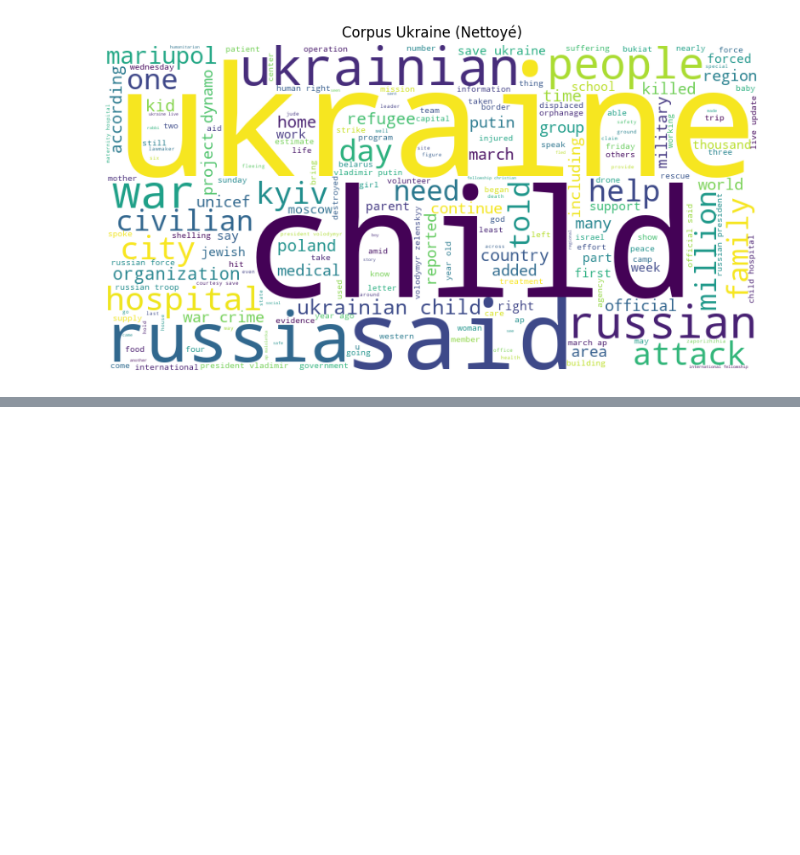
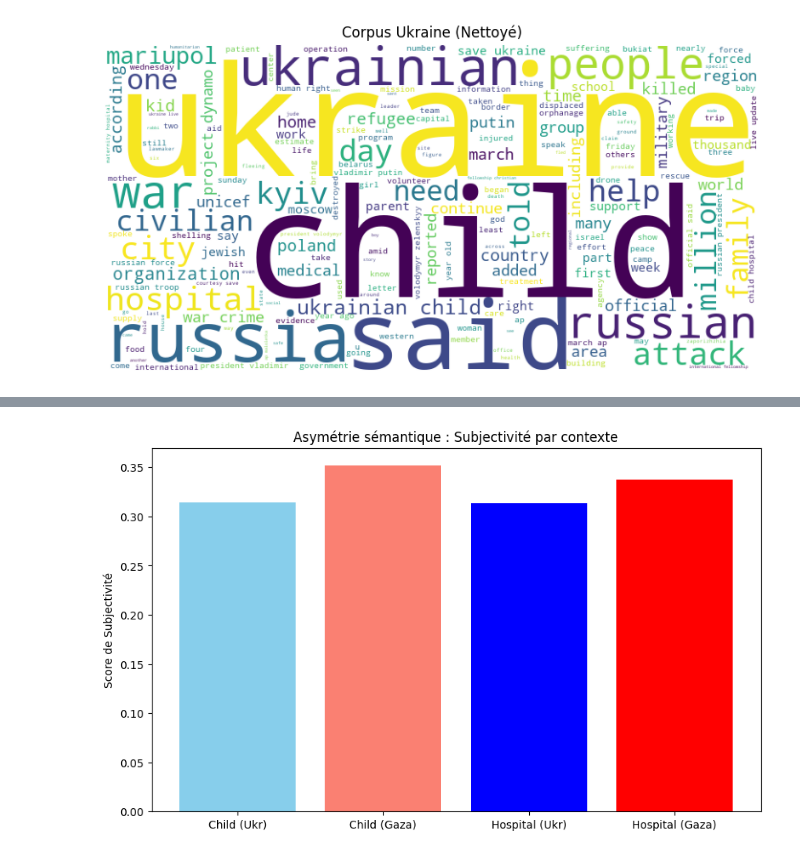
Before and after one commit to khaou1a/D-tectionDoublesStandard_Gaza, a Jupyter notebook: article_Gaza.ipynb, the cells around one changed output, grey strips where cells are left out. Cells and saved outputs as stored; diff of their text form; code cells hidden in the pictures; blank space fills up the shorter version.

```diff
--- a/article_Gaza.ipynb
+++ b/article_Gaza.ipynb
@@ -744,0 +809,93 @@ ModuleNotFoundError: No module named 'spacy'
+# %%
+import json
+import spacy
+import numpy as np
+import pandas as pd
+import matplotlib.pyplot as plt
+from textblob import TextBlob
+from collections import Counter
+from sklearn.metrics.pairwise import cosine_similarity
+
+# 1. Chargement du modèle sémantique (Embeddings)
+nlp = spacy.load("en_core_web_md")
+
+# 2. Chargement des données
+with open("corpus_gaza_cleann.json", "r", encoding="utf-8") as f:
+    data_gaza = json.load(f)
+with open("corpus_ukraine_cleann.json", "r", encoding="utf-8") as f:
+    data_ukraine = json.load(f)
+
+# --- FONCTION D'ANALYSE SÉMANTIQUE (Lab 8) ---
+def analyze_deep_semantics(articles_list, keyword):
+    subjectivity_scores = []
+    neighbor_words = []
+
+    for art in articles_list:
+        text = art.get("content_clean", "").lower()
+        if keyword in text:
+            # Subjectivité (Ton du texte)
+            blob = TextBlob(text)
+            subjectivity_scores.append(blob.sentiment.subjectivity)
+
+            # Fenêtre contextuelle (Neighbors)
+            words = text.split()
+            if keyword in words:
+                idx = words.index(keyword)
+                context = words[max(0, idx-3):min(len(words), idx+4)]
+                neighbor_words.extend([w for w in context if w != keyword and len(w) > 2])
+
+    return np.mean(subjectivity_scores) if subjectivity_scores else 0, Counter(neighbor_words).most_common(5)
+
+# --- FONCTION DE SIMILARITÉ COSINUS (Lab 7) ---
+def get_cosine_sim(text1, text2):
+    v1 = nlp(text1).vector.reshape(1, -1)
+    v2 = nlp(text2).vector.reshape(1, -1)
+    return cosine_similarity(v1, v2)[0][0]
+
+# =====================================================
+# 3. EXÉCUTION DE L'ANALYSE COMPARATIVE
+# =====================================================
+
+# Analyse ciblée sur "Child" (Victimes) et "Hospital" (Infrastructures)
+target_words = ["child", "hospital"]
+results = {}
+
+for word in target_words:
+    sub_ukr, neigh_ukr = analyze_deep_semantics(data_ukraine["articles"], word)
+    sub_gaza, neigh_gaza = analyze_deep_semantics(data_gaza["articles"], word)
+    results[word] = {
+        "ukraine": {"sub": sub_ukr, "neigh": neigh_ukr},
+        "gaza": {"sub": sub_gaza, "neigh": neigh_gaza}
+    }
+
+# =====================================================
+# 4. AFFICHAGE ET VISUALISATION
+# =====================================================
+
+print(f"{'MOT-CLÉ':<10} | {'CORPUS':<10} | {'SUBJECTIVITÉ':<15} | {'VOISINS SÉMANTIQUES'}")
+print("-" * 80)
+for word in target_words:
+    for corpus in ["ukraine", "gaza"]:
+        res = results[word][corpus]
+        print(f"{word:<10} | {corpus:<10} | {res['sub']:<15.3f} | {res['neigh']}")
+
+# Calcul de similarité sémantique entre deux articles traitant d'hôpitaux
+# (Preuve de la distance sémantique pour un même sujet)
+try:
+    sim_val = get_cosine_sim("Russian strike on children hospital", "Hamas tunnel under hospital")
+    print(f"\nSimilarité Cosinus (Crime vs Justification): {sim_val:.4f}")
+except:
+    pass
+
+# Graphique de comparaison de la subjectivité
+labels = ['Child (Ukr)', 'Child (Gaza)', 'Hospital (Ukr)', 'Hospital (Gaza)']
+values = [results['child']['ukraine']['sub'], results['child']['gaza']['sub'],
+          results['hospital']['ukraine']['sub'], results['hospital']['gaza']['sub']]
+
+plt.figure(figsize=(10, 6))
+plt.bar(labels, values, color=['skyblue', 'salmon', 'blue', 'red'])
+plt.title("Asymétrie sémantique : Subjectivité par contexte")
+plt.ylabel("Score de Subjectivité")
+plt.savefig("asymetrie_finale_nlp.png")
+plt.show()
+# %% [output]
@@ -744,0 +910 @@ ModuleNotFoundError: No module named 'spacy'
+[figure, added]
```
Also changed, not shown: parts of 3 cells of this notebook, 3 other files.
